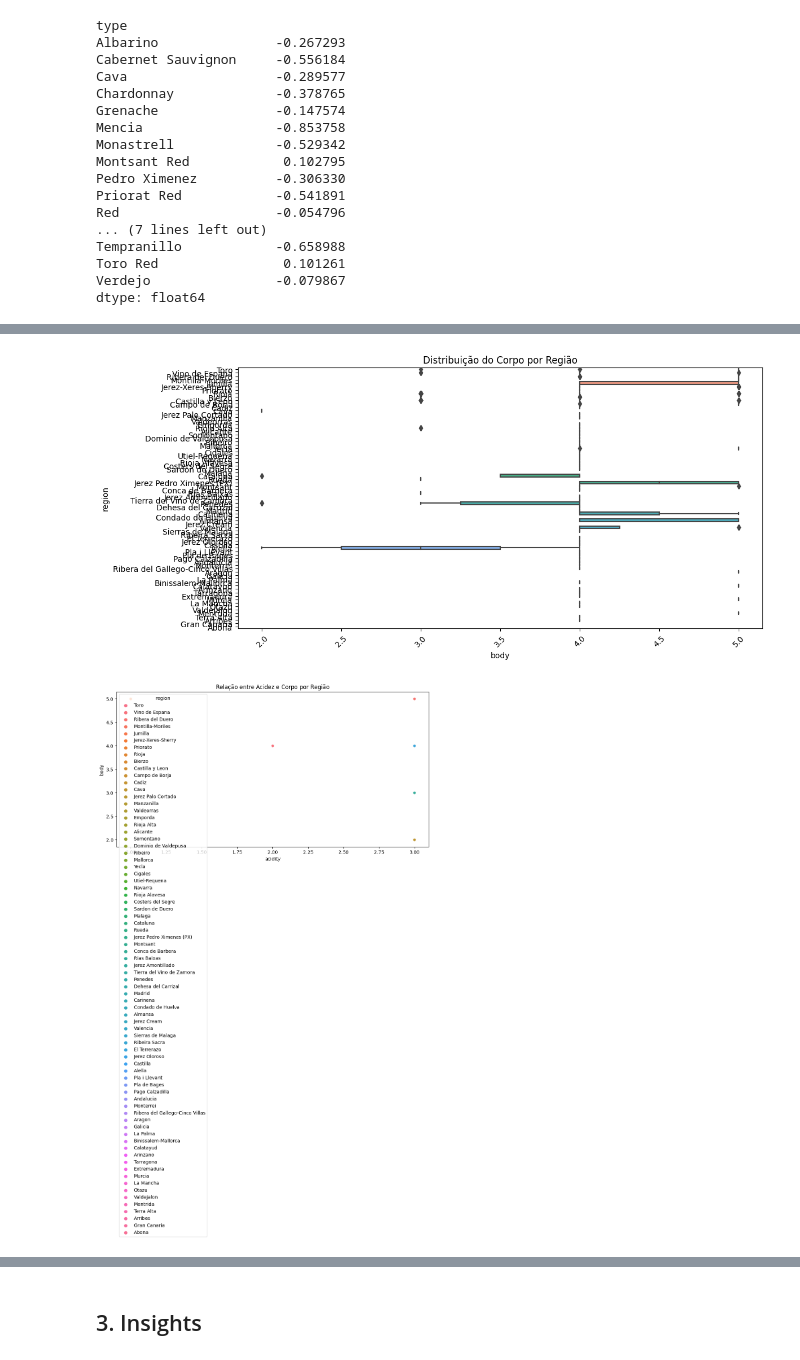
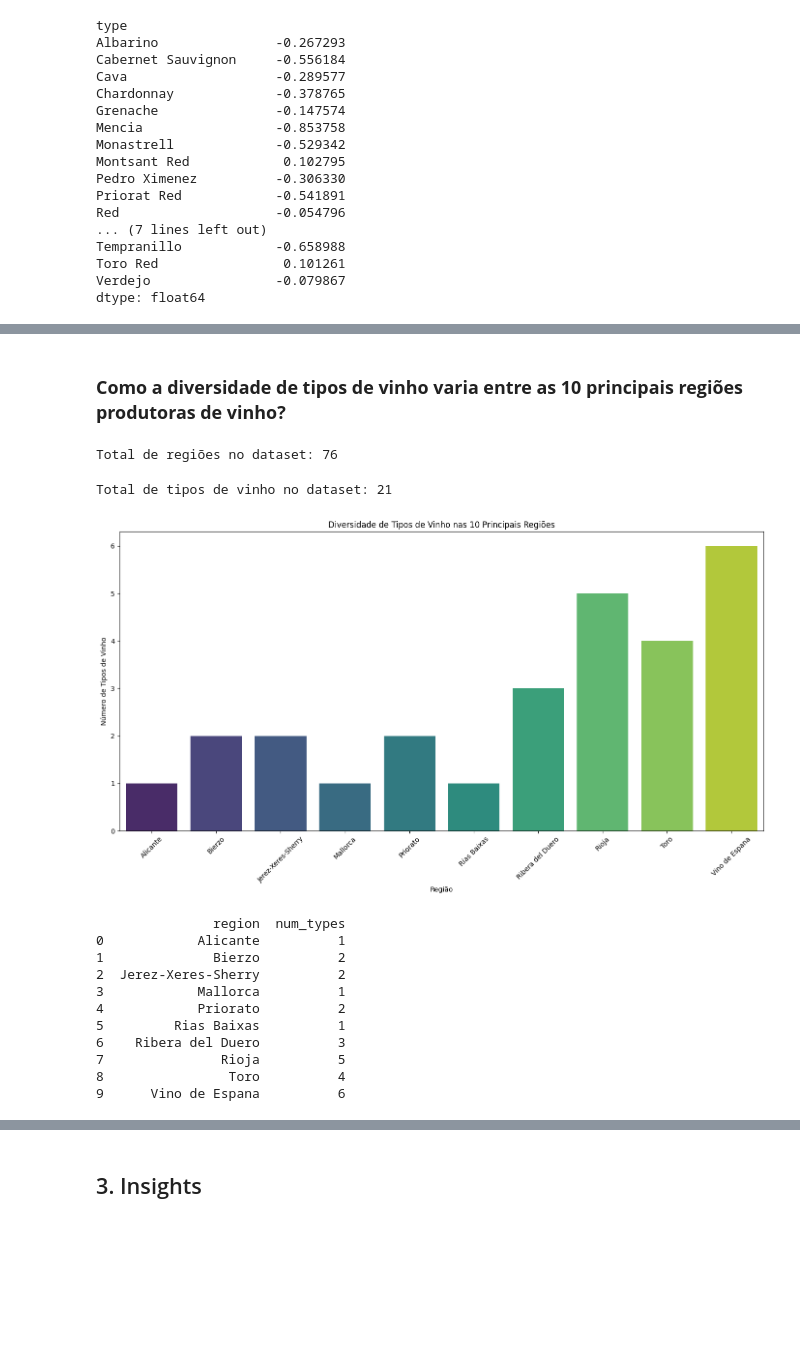
Before and after one commit to atlantico-academy/equipe3-2024.2, a Jupyter notebook: notebooks/01-exploratory_data_analysis.ipynb, the cells around one changed output, grey strips where cells are left out. Drawn from its saved outputs; the diff is of its cells as text; code cells hidden in the pictures; blank space fills up the shorter version.

Commit message:
add: análise das perguntas e hipóteses 7,8,9 e seus insights

```diff
--- a/notebooks/01-exploratory_data_analysis.ipynb
+++ b/notebooks/01-exploratory_data_analysis.ipynb
@@ -473,19 +366,57 @@ plt.show()
-# %%
-# Boxplot para corpo por região
-plt.figure(figsize=(12, 6))
-sns.boxplot(x='body', y='region', data=df)
-plt.title('Distribuição do Corpo por Região')
-plt.xticks(rotation=45)
-plt.show()
-# %% [output]
-[figure, removed]
-# %%
-#
-
-# Scatter plot para acidez vs corpo, colorido por região
-plt.figure(figsize=(12, 6))
-sns.scatterplot(x='acidity', y='body', hue='region', data=df)
-plt.title('Relação entre Acidez e Corpo por Região')
-plt.show()
-# %% [output]
-[figure, removed]
+# %% [markdown]
+### **Como a diversidade de tipos de vinho varia entre as 10 principais regiões produtoras de vinho?**
+# %%
+# Contar o número total de regiões distintas
+total_regions = df['region'].nunique()
+
+print(f"Total de regiões no dataset: {total_regions}")
+# %% [output]
+Total de regiões no dataset: 76
+# %%
+# Contar o número total de tipos de vinho
+total_types = df['type'].nunique()
+
+print(f"Total de tipos de vinho no dataset: {total_types}")
+# %% [output]
+Total de tipos de vinho no dataset: 21
+# %%
+# Contar o número de vinhos por região
+region_counts = df['region'].value_counts()
+
+# Selecionar as 10 principais regiões
+top_10_regions = region_counts.head(10).index
+
+# Filtrar o dataset para as 10 principais regiões
+top_10_df = df[df['region'].isin(top_10_regions)]
+
+# Contar o número de tipos de vinho por região
+diversity = top_10_df.groupby('region')['type'].nunique().reset_index()
+diversity.columns = ['region', 'num_types']
+
+# Visualizar a diversidade de tipos de vinho nas 10 principais regiões
+plt.figure(figsize=(14, 8))
+sns.barplot(data=diversity, x='region', y='num_types', palette='viridis')
+plt.title('Diversidade de Tipos de Vinho nas 10 Principais Regiões')
+plt.xlabel('Região')
+plt.ylabel('Número de Tipos de Vinho')
+plt.xticks(rotation=45)
+plt.tight_layout()
+
+# Mostrar o gráfico
+plt.show()
+
+# Exibir a tabela de diversidade para análise adicional
+print(diversity)
+# %% [output]
+[figure, added]
+               region  num_types
+0            Alicante          1
+1              Bierzo          2
+2  Jerez-Xeres-Sherry          2
+3            Mallorca          1
+4            Priorato          2
+5         Rias Baixas          1
+6    Ribera del Duero          3
+7               Rioja          5
+8                Toro          4
+9      Vino de Espana          6
```
Also changed, not shown: parts of 22 cells of this notebook.
